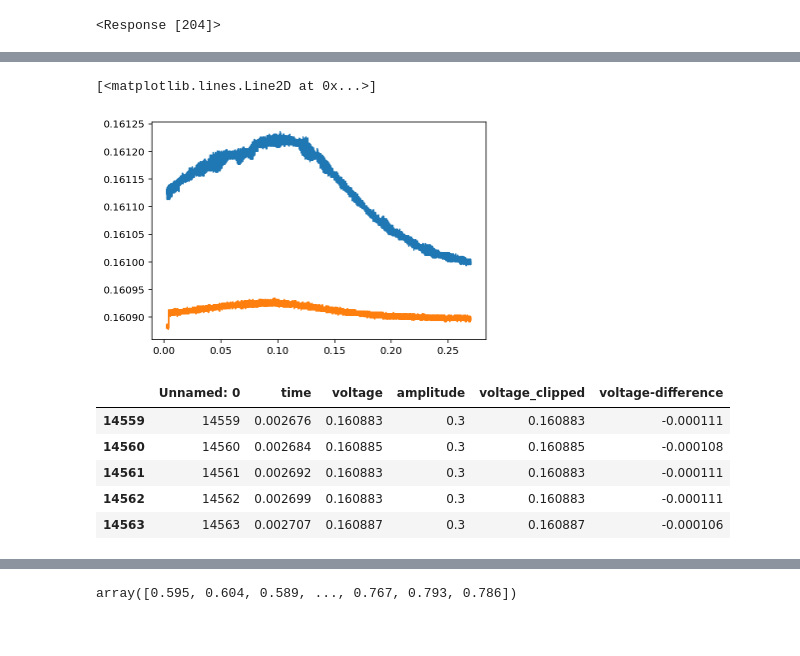
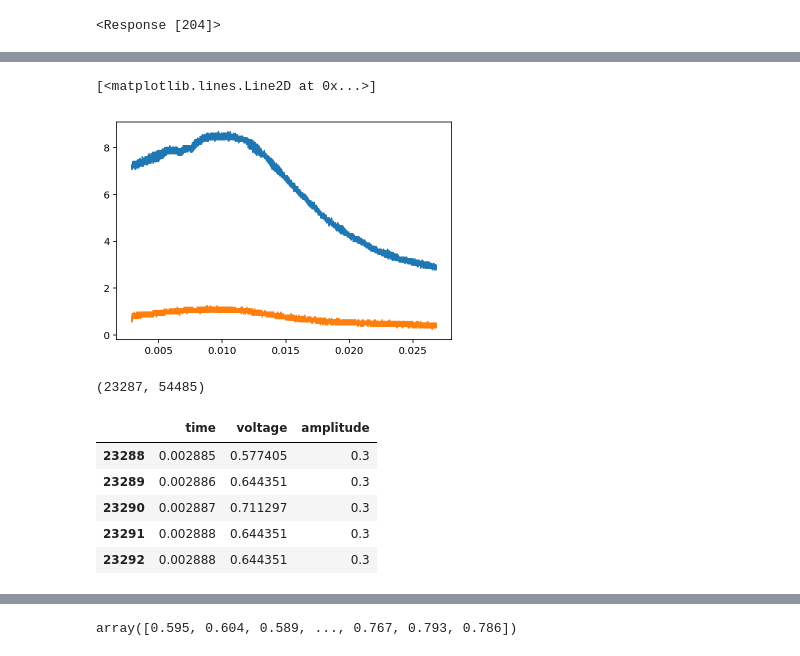
Before and after one commit to bodokaiser/bachelor-thesis, a Jupyter notebook: notebooks/Measurements.ipynb, the cells around one changed output, grey strips where cells are left out. Saved outputs shown, nothing was run; the diff lists cells and outputs as text; code cells hidden in the pictures.

```diff
--- a/notebooks/Measurements.ipynb
+++ b/notebooks/Measurements.ipynb
@@ -130,0 +132,4 @@ df = pd.read_csv('data2.csv')
+# %%
+df = pd.read_hdf('data4.hdf', 'table')
+#df['voltage'] *= 10
+df.head(5)
@@ -136,29 +153,35 @@ plt.plot(df[df['amplitude'] == 1.0]['time'], df[df['amplitude'] == 1.0]['voltage
 # %%
 import util
 
-start, stop = util.argoffset(df[df['amplitude'] == 1.0]['time'], 0, .270)
+start, stop = util.argoffset(df[df['amplitude'] == .3]['time'], 2.7e-3, 26.8e-3)
+# %%
+amax = df['amplitude'].max()
 # %%
-a = start + 344
-b = stop - 9
+a = start + 240
+b = stop + 1230
 
-plt.plot(df[df['amplitude'] == 1.0]['time'][a:b], df[df['amplitude'] == 1.0]['voltage'][a:b])
+plt.plot(df[df['amplitude'] == amax]['time'][a:b], df[df['amplitude'] == amax]['voltage'][a:b])
 plt.plot(df[df['amplitude'] == 0.3]['time'][a:b], df[df['amplitude'] == 0.3]['voltage'][a:b])
 # %% [output]
 [<matplotlib.lines.Line2D at 0x...>]
-[figure, old version]
+[figure, new version]
+# %%
+a, b
+# %% [output]
+(23287, 54485)
 # %%
-U_target = df[df['amplitude'] == 1.0]['voltage'][a:b].min()
+U_target = df[df['amplitude'] == amax]['voltage'][a:b].min()
 U_target
 
-t0 = df[df['amplitude'] == 1.0]['time'].values[a]
-t1 = df[df['amplitude'] == 1.0]['time'].values[b]
+t0 = df[df['amplitude'] == amax]['time'].values[a]
+t1 = df[df['amplitude'] == amax]['time'].values[b]
 
 df_clipped = df[(df['time'] > t0) & (df['time'] < t1)]
 df_clipped.head(5)
 # %% [output]
-|  | Unnamed: 0 | time | voltage | amplitude | voltage_clipped | voltage-difference |
-| 14559 | 14559 | 0.002676 | 0.160883 | 0.3 | 0.160883 | -0.000111 |
-| 14560 | 14560 | 0.002684 | 0.160885 | 0.3 | 0.160885 | -0.000108 |
-| 14561 | 14561 | 0.002692 | 0.160883 | 0.3 | 0.160883 | -0.000111 |
-| 14562 | 14562 | 0.002699 | 0.160883 | 0.3 | 0.160883 | -0.000111 |
-| 14563 | 14563 | 0.002707 | 0.160887 | 0.3 | 0.160887 | -0.000106 |
+|  | time | voltage | amplitude |
+| 23288 | 0.002885 | 0.577405 | 0.3 |
+| 23289 | 0.002886 | 0.644351 | 0.3 |
+| 23290 | 0.002887 | 0.711297 | 0.3 |
+| 23291 | 0.002888 | 0.644351 | 0.3 |
+| 23292 | 0.002888 | 0.644351 | 0.3 |
```
Also changed, not shown: parts of 21 cells of this notebook, 7 other files.
